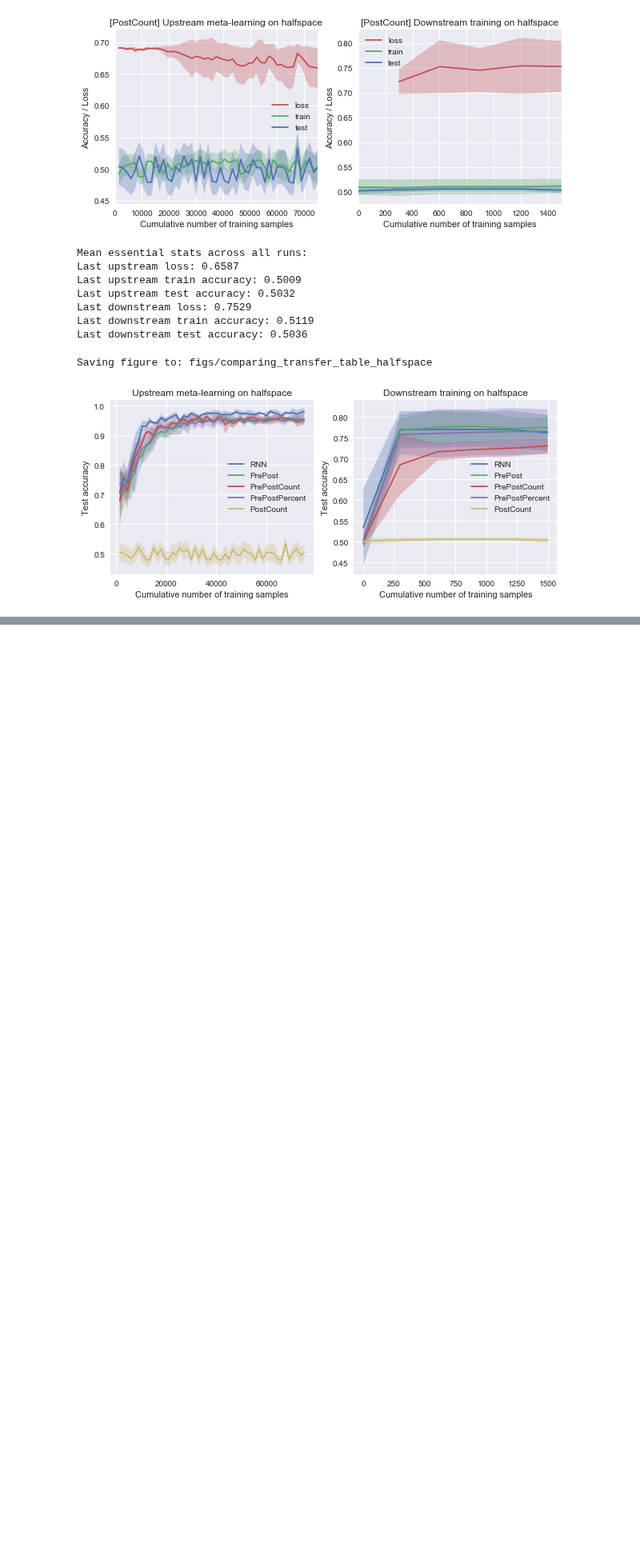
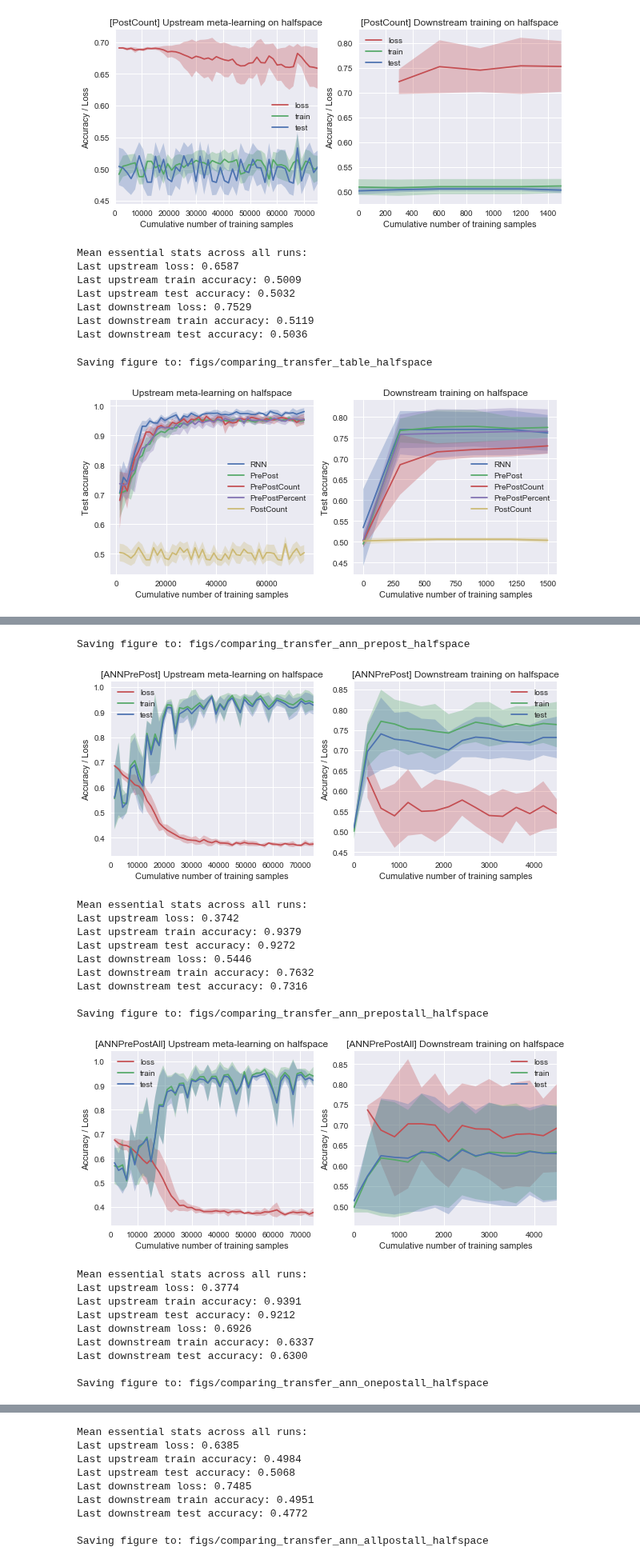
Before and after one commit to saykartik/assemblies, a Jupyter notebook: BrainNet/notebooks/FF_experiments_comparing_halfspace.ipynb, the cells around one changed output, grey strips where cells are left out. Shown at 80% size. Saved outputs shown, nothing was run; the diff lists cells and outputs as text; code cells hidden in the pictures; blank space fills up the shorter version.

Commit message:
- Added all ANN-based plasticity rules to the comparing halfspace notebook. - Re-enabled downstream backprop and increased the number of downstream epochs run to improve downstream accuracies.

```diff
--- a/BrainNet/notebooks/FF_experiments_comparing_halfspace.ipynb
+++ b/BrainNet/notebooks/FF_experiments_comparing_halfspace.ipynb
@@ -45,8 +45,8 @@ cap = 16  # Number of nodes firing per layer.
 num_runs = 5
 num_rule_epochs = 50
 num_epochs_upstream = 1
-num_epochs_downstream = 1
-downstream_backprop = False
+num_epochs_downstream = 3
+downstream_backprop = True
 dataset_up = 'halfspace'
 dataset_down = 'halfspace'
 # %%
@@ -459,0 +583,48 @@ if 0:
+# %%
+# Plot aggregated stats.
+agg_stats_ann_prepost_up = convert_multi_stats_uncertainty(stats_ann_prepost_up)
+agg_stats_ann_prepost_down = convert_multi_stats_uncertainty(stats_ann_prepost_down)
+plot_curves(agg_stats_ann_prepost_up, agg_stats_ann_prepost_down,
+            '[ANNPrePost] Upstream meta-learning on ' + dataset_up,
+            '[ANNPrePost] Downstream training on ' + dataset_down,
+            'figs/comparing_transfer_ann_prepost_' + dataset_up)
+agg_stats_ann_prepostall_up = convert_multi_stats_uncertainty(stats_ann_prepostall_up)
+agg_stats_ann_prepostall_down = convert_multi_stats_uncertainty(stats_ann_prepostall_down)
+plot_curves(agg_stats_ann_prepostall_up, agg_stats_ann_prepostall_down,
+            '[ANNPrePostAll] Upstream meta-learning on ' + dataset_up,
+            '[ANNPrePostAll] Downstream training on ' + dataset_down,
+            'figs/comparing_transfer_ann_prepostall_' + dataset_up)
+agg_stats_ann_onepostall_up = convert_multi_stats_uncertainty(stats_ann_onepostall_up)
+agg_stats_ann_onepostall_down = convert_multi_stats_uncertainty(stats_ann_onepostall_down)
+plot_curves(agg_stats_ann_onepostall_up, agg_stats_ann_onepostall_down,
+            '[ANNOnePostAll] Upstream meta-learning on ' + dataset_up,
+            '[ANNOnePostAll] Downstream training on ' + dataset_down,
+            'figs/comparing_transfer_ann_onepostall_' + dataset_up)
+agg_stats_ann_allpostall_up = convert_multi_stats_uncertainty(stats_ann_allpostall_up)
+agg_stats_ann_allpostall_down = convert_multi_stats_uncertainty(stats_ann_allpostall_down)
+plot_curves(agg_stats_ann_allpostall_up, agg_stats_ann_allpostall_down,
+            '[ANNAllPostAll] Upstream meta-learning on ' + dataset_up,
+            '[ANNAllPostAll] Downstream training on ' + dataset_down,
+            'figs/comparing_transfer_ann_allpostall_' + dataset_up)
+# %% [output]
+Saving figure to: figs/comparing_transfer_ann_prepost_halfspace
+[figure, added]
+Mean essential stats across all runs:
+Last upstream loss: 0.3742
+Last upstream train accuracy: 0.9379
+Last upstream test accuracy: 0.9272
+Last downstream loss: 0.5446
+Last downstream train accuracy: 0.7632
+Last downstream test accuracy: 0.7316
+
+Saving figure to: figs/comparing_transfer_ann_prepostall_halfspace
+[figure, added]
+Mean essential stats across all runs:
+Last upstream loss: 0.3774
+Last upstream train accuracy: 0.9391
+Last upstream test accuracy: 0.9212
+Last downstream loss: 0.6926
+Last downstream train accuracy: 0.6337
+Last downstream test accuracy: 0.6300
+
+Saving figure to: figs/comparing_transfer_ann_onepostall_halfspace
@@ -459,0 +632,9 @@ if 0:
+Mean essential stats across all runs:
+Last upstream loss: 0.6385
+Last upstream train accuracy: 0.4984
+Last upstream test accuracy: 0.5068
+Last downstream loss: 0.7485
+Last downstream train accuracy: 0.4951
+Last downstream test accuracy: 0.4772
+
+Saving figure to: figs/comparing_transfer_ann_allpostall_halfspace
```
Also changed, not shown: parts of 5 cells of this notebook, 10 other files.
